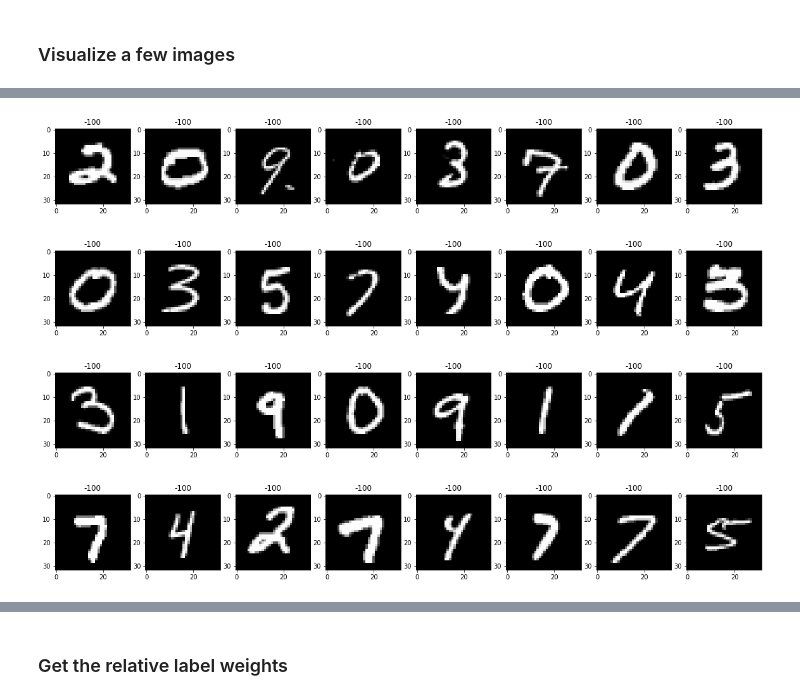
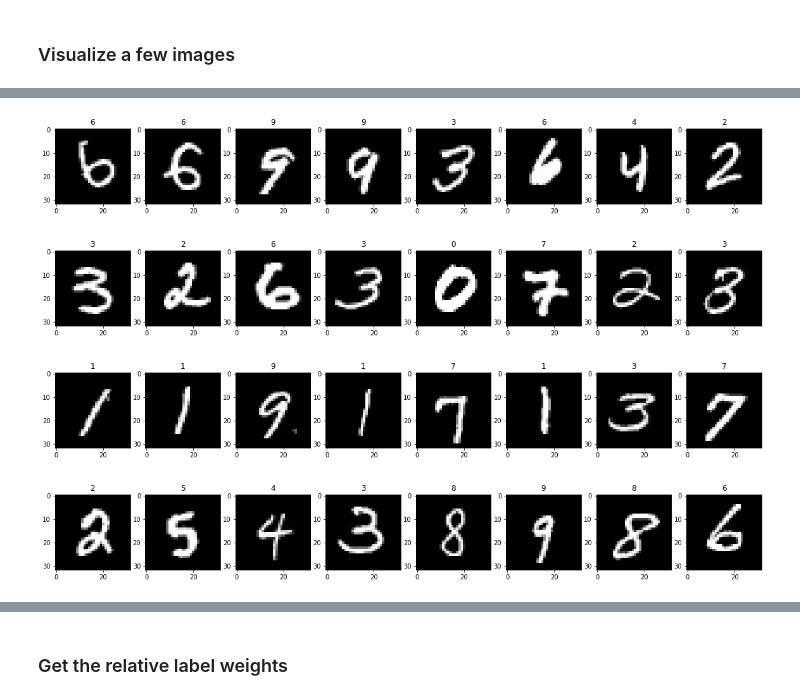
Before and after one commit to anujkhare/mnist_kd, a Jupyter notebook: mnist-simple.ipynb, the cells around one changed output, grey strips where cells are left out. Cells and saved outputs as stored; diff of their text form; code cells hidden in the pictures.

```diff
--- a/mnist-simple.ipynb
+++ b/mnist-simple.ipynb
@@ -63,6 +65,3 @@ plt.hist(df_train_val.label)
 [figure]
 # %% [markdown]
 ### Split train into train-val
-# %%
-np.random.seed(1123)
-df_train_val = df_train_val.sample(frac=1)
@@ -87 +70,3 @@ assert df_train.shape[0] + df_val.shape[0] == df_train_val.shape[0]
+# %%
+df_train, df_val = data.split_train_val(df_train_val)
 # %%
@@ -91,7 +75,0 @@ df_train.shape
-# %%
-n_train = math.ceil((1-val_frac) * df_train_val.shape[0])
-
-df_train = df_train_val.iloc[:n_train]
-df_val = df_train_val.iloc[n_train:]
-
-assert df_train.shape[0] + df_val.shape[0] == df_train_val.shape[0]
@@ -136,5 +78,5 @@ def get_dataset(df) -> Tuple[np.array, np.array]:
 # %%
 %%time
-dataset_train = get_dataset(df_train)
-dataset_val = get_dataset(df_val)
+dataset_train = data.get_dataset(df_train)
+dataset_val = data.get_dataset(df_val)
 # %% [output]
@@ -200,10 +103,7 @@ for ix, next_batch in enumerate(dataloader_val):
-# %%
-for ix, next_batch in enumerate(dataloader_test):
-    if ix >= 4:
-        break
-    visualize_batch(next_batch)
-# %% [output]
-[figure, removed]
-[figure, removed]
-[figure, removed]
-[figure, removed]
+# %%
+data.visualize_data(dataloader_train)
+# %% [output]
+[figure, added]
+[figure, added]
+[figure, added]
+[figure, added]
```
Also changed, not shown: parts of 32 cells of this notebook, 4 other files.
